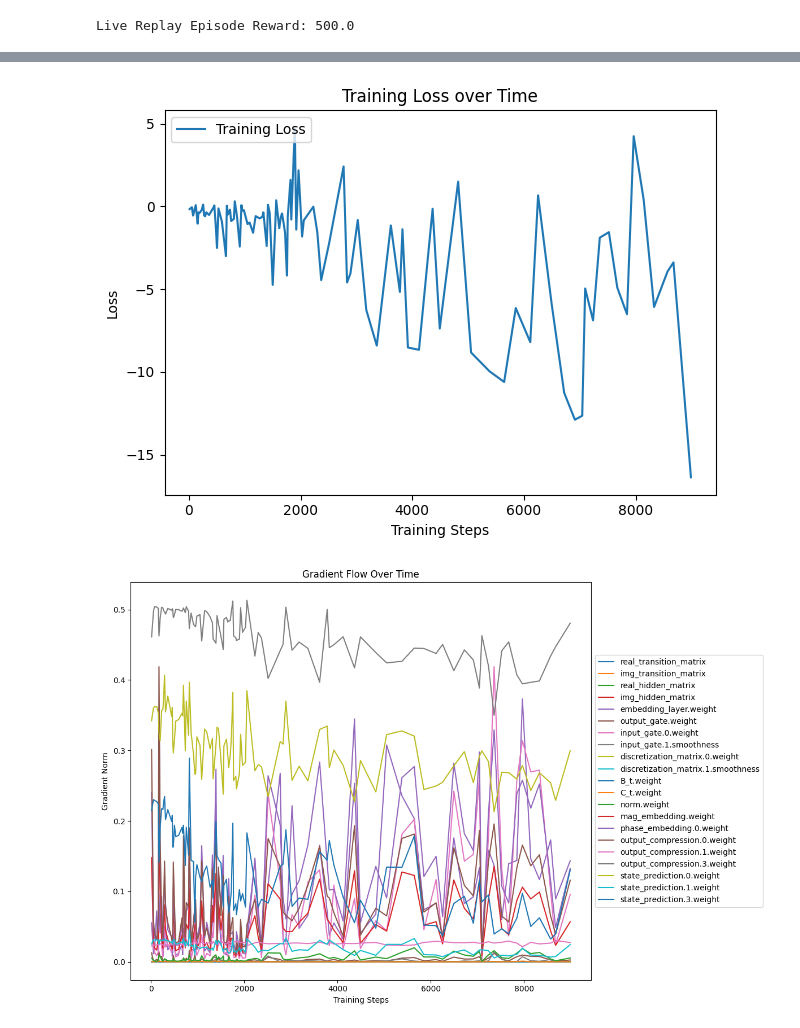
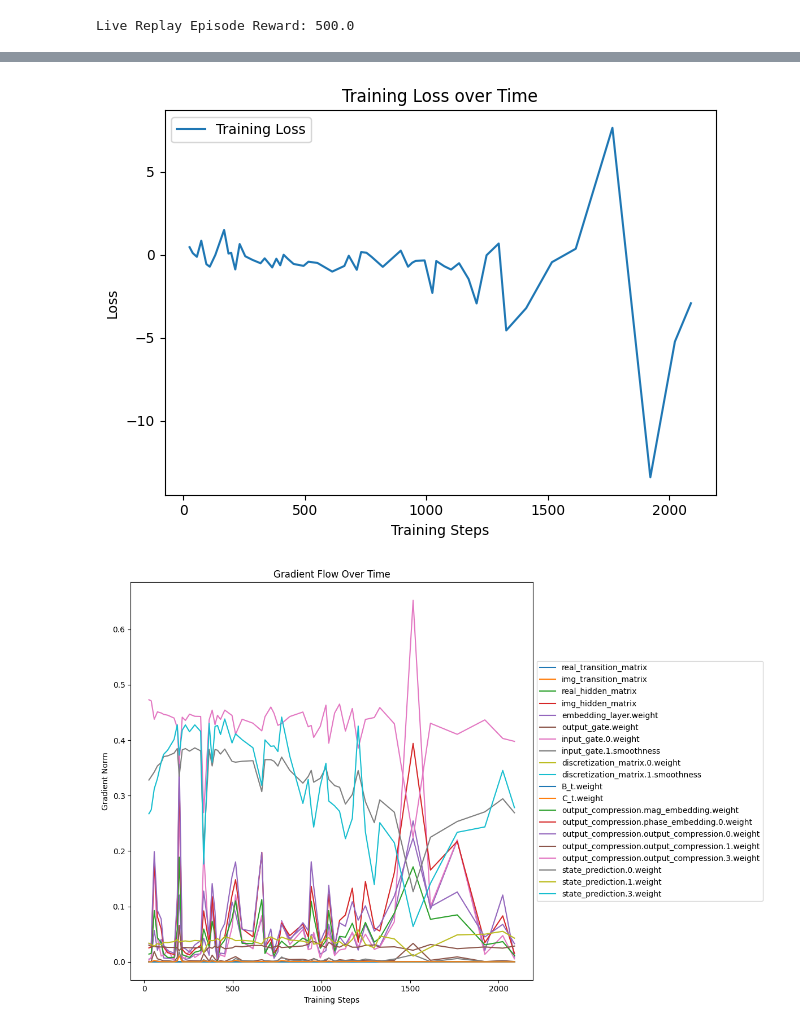
Before and after one commit to hytebyte32/SSM-PPO, a Jupyter notebook: Cart_Pole_Demo/cartpolev1_demo.ipynb, the cells around one changed output, grey strips where cells are left out. Saved outputs shown, nothing was run; the diff lists cells and outputs as text; code cells hidden in the pictures.

```diff
--- a/Cart_Pole_Demo/cartpolev1_demo.ipynb
+++ b/Cart_Pole_Demo/cartpolev1_demo.ipynb
@@ -1,6 +1,9 @@
 # %%
 from trainer import SSMTrainer
 import torch as T
+import numpy as np
+
+T.set_float32_matmul_precision('high')
 
 device = T.device("cuda" if T.cuda.is_available() else "cpu")
 ssm_trainer = SSMTrainer(
@@ -9,7 +12,8 @@ ssm_trainer = SSMTrainer(
     state_space_size=256,
     reward_threshold=15,
     reward_target=475,
-    lr=2e-4,
+    lr=5e-4,
+    cf= 0.02,
     gamma=0.95,
     entropy_coefficient=0.02,
     validation_length=100,
@@ -92,21 +97,21 @@ plt.legend(loc='upper left')
 plt.tight_layout()
 plt.show()
 # %% [output]
-[figure, old version]
+[figure, new version]
 # %%
 plt.figure(figsize=(12, 8))  # Wider plot for clarity
 
-for gradient in ssm_trainer.gradient_data.keys():
+for gradient in ssm_trainer.ssm_gradient_data.keys():
     if 'bias' not in gradient:
         plt.plot(df['training_steps'], df[gradient], label=gradient.removeprefix('recurrent_block.'))
 
 plt.xlabel('Training Steps')
 plt.ylabel('Gradient Norm')
 plt.title('Gradient Flow Over Time')
 
 # Legend outside the plot
 plt.legend(loc='center left', bbox_to_anchor=(1, 0.5))
 plt.tight_layout()
 plt.show()
 # %% [output]
-[figure, old version]
+[figure, new version]
```
Also changed, not shown: parts of 8 cells of this notebook.
